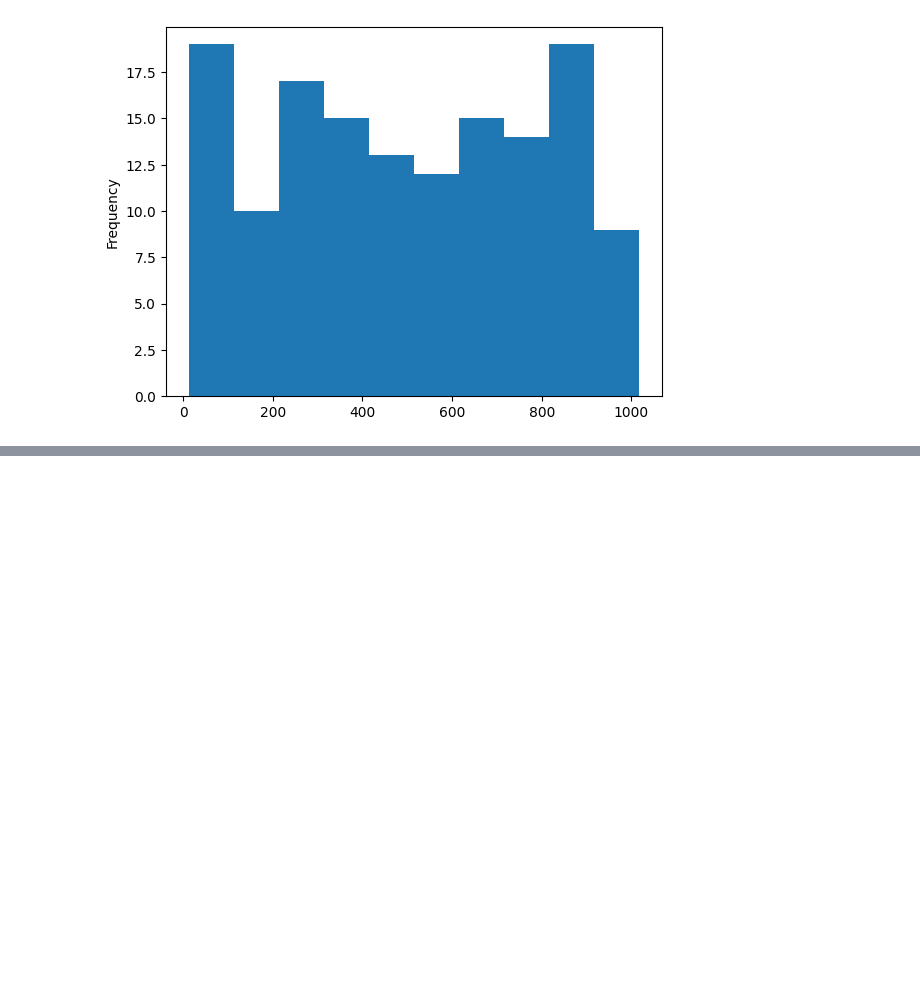
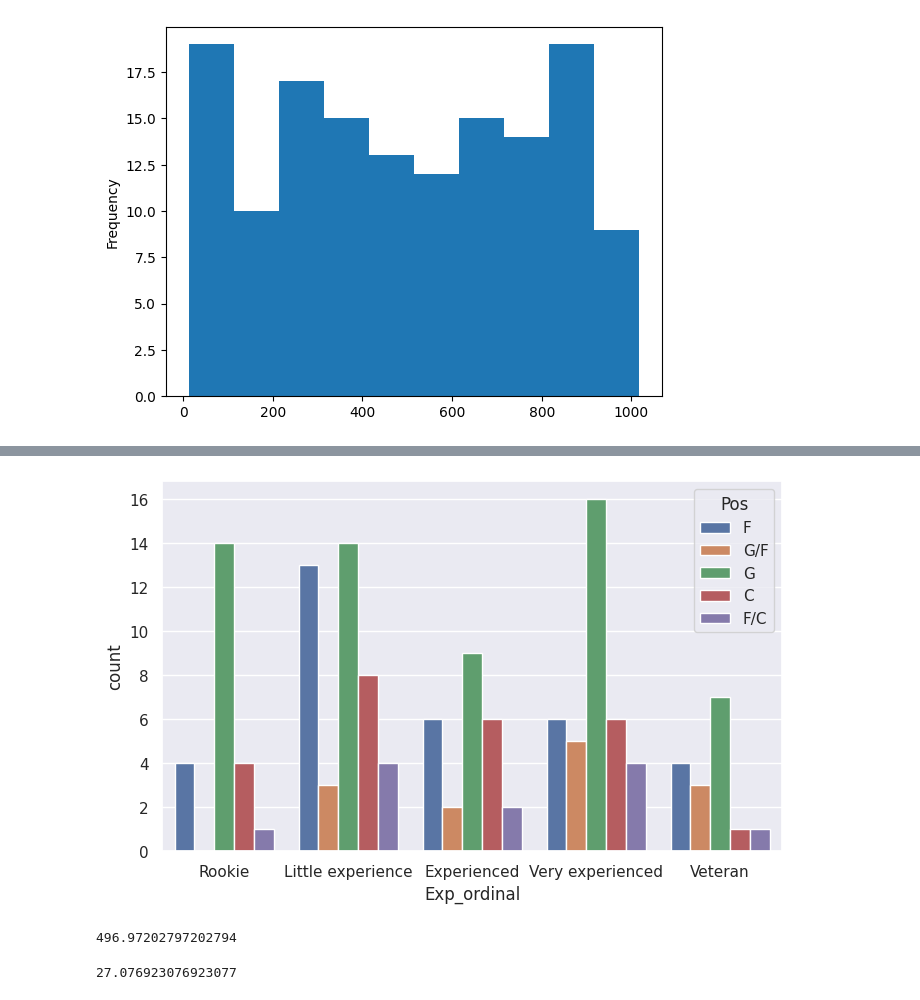
Before and after one commit to dnlsyfq/kaggle_wnba_player_stats, a Jupyter notebook: statistical-analysis-walkthrough.ipynb, the cells around one changed output, grey strips where cells are left out. Drawn from its saved outputs; the diff is of its cells as text; code cells hidden in the pictures; blank space fills up the shorter version.

```diff
--- a/statistical-analysis-walkthrough.ipynb
+++ b/statistical-analysis-walkthrough.ipynb
@@ -589,0 +643,17 @@ df['MIN'].plot.hist()
+# %%
+plt.figure().set_figwidth(8)
+sns.countplot(x='Exp_ordinal',hue='Pos',data=df,
+              order=['Rookie','Little experience','Experienced','Very experienced','Veteran'],
+              hue_order=['F', 'G/F', 'G', 'C', 'F/C']
+             )
+plt.show()
+# %% [output]
+[figure, added]
+# %%
+df['MIN'].mean()
+# %% [output]
+496.97202797202794
+# %%
+df['Age'].mean()
+# %% [output]
+27.076923076923077
```
Also changed, not shown: parts of 11 cells of this notebook.
